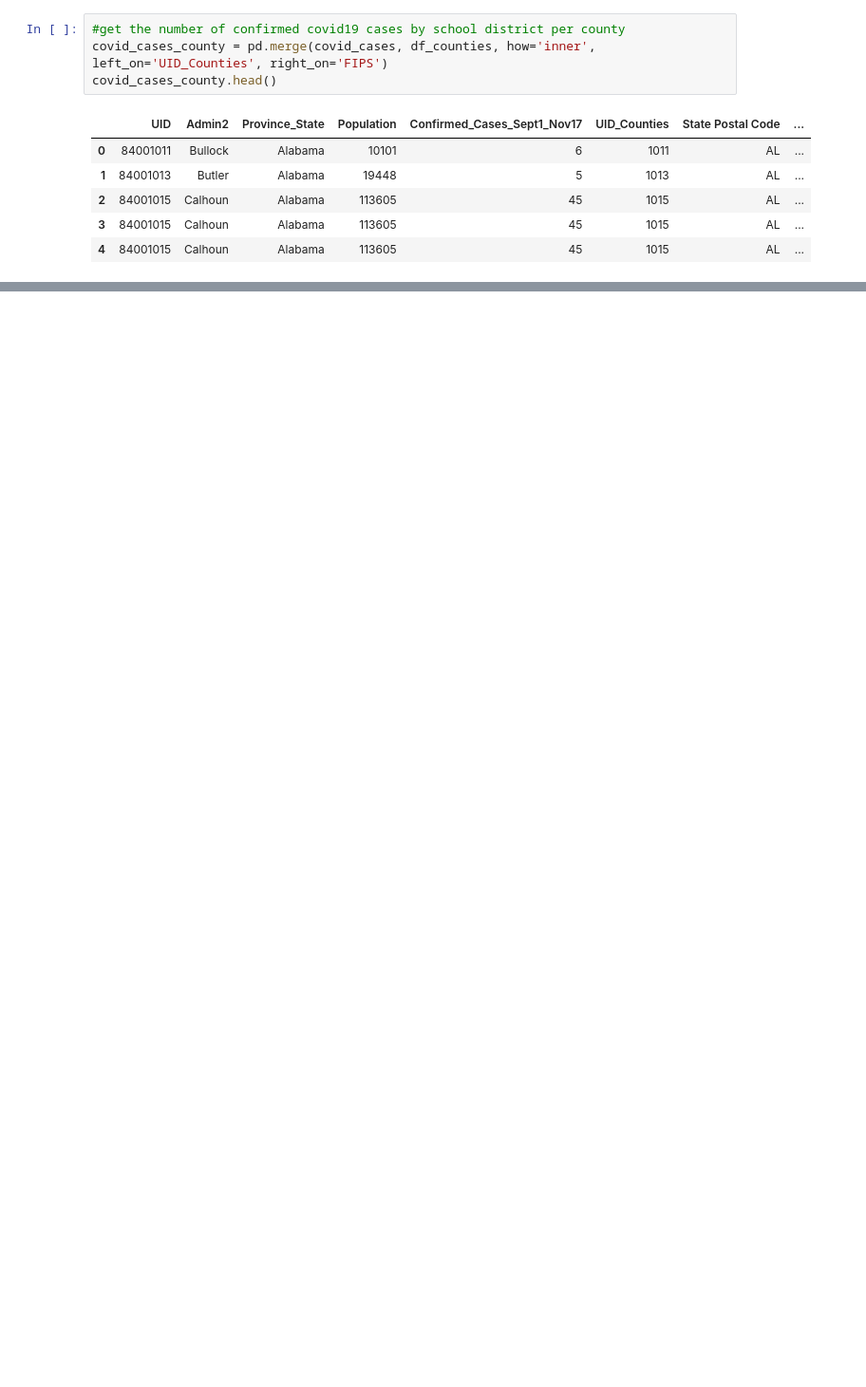
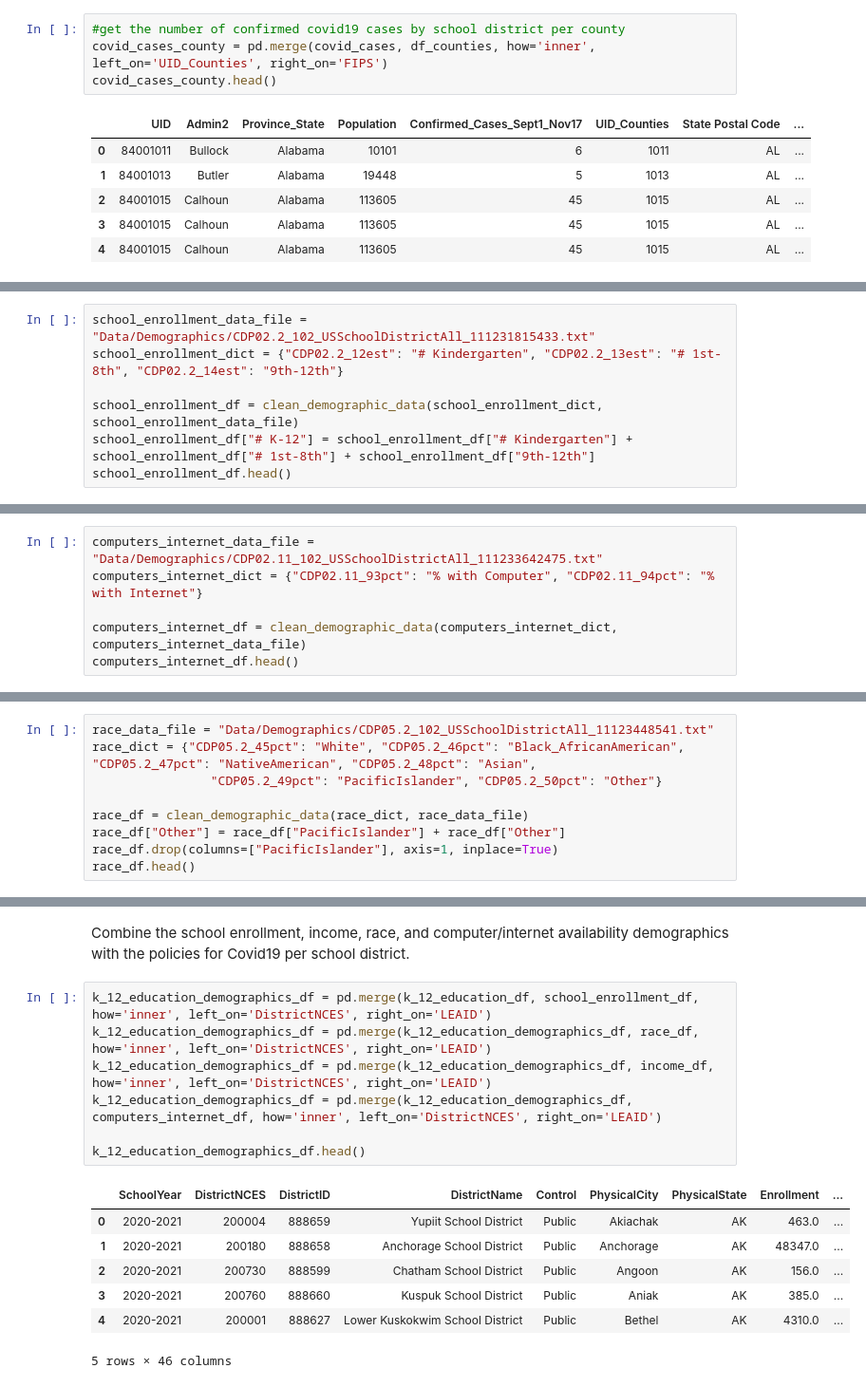
Before and after one commit to NalaniKai/data-512-final, a Jupyter notebook: Covid19ImpactOnEducation.ipynb, the cells around one changed output, grey strips where cells are left out. Shown: that part at 95% size. Drawn from its saved outputs; the diff is of its cells as text; blank space fills up the shorter version.

```diff
--- a/Covid19ImpactOnEducation.ipynb
+++ b/Covid19ImpactOnEducation.ipynb
@@ -204,0 +253,7 @@ covid_cases_schools.head()
+# %%
+school_enrollment_data_file = "Data/Demographics/CDP02.2_102_USSchoolDistrictAll_111231815433.txt"
+school_enrollment_dict = {"CDP02.2_12est": "# Kindergarten", "CDP02.2_13est": "# 1st-8th", "CDP02.2_14est": "9th-12th"}
+
+school_enrollment_df = clean_demographic_data(school_enrollment_dict, school_enrollment_data_file)
+school_enrollment_df["# K-12"] = school_enrollment_df["# Kindergarten"] + school_enrollment_df["# 1st-8th"] + school_enrollment_df["9th-12th"]
+school_enrollment_df.head()
@@ -204,0 +269,6 @@ covid_cases_schools.head()
+# %%
+computers_internet_data_file = "Data/Demographics/CDP02.11_102_USSchoolDistrictAll_111233642475.txt"
+computers_internet_dict = {"CDP02.11_93pct": "% with Computer", "CDP02.11_94pct": "% with Internet"}
+
+computers_internet_df = clean_demographic_data(computers_internet_dict, computers_internet_data_file)
+computers_internet_df.head()
@@ -204,0 +300,9 @@ covid_cases_schools.head()
+# %%
+race_data_file = "Data/Demographics/CDP05.2_102_USSchoolDistrictAll_11123448541.txt"
+race_dict = {"CDP05.2_45pct": "White", "CDP05.2_46pct": "Black_AfricanAmerican", "CDP05.2_47pct": "NativeAmerican", "CDP05.2_48pct": "Asian",
+                "CDP05.2_49pct": "PacificIslander", "CDP05.2_50pct": "Other"}
+
+race_df = clean_demographic_data(race_dict, race_data_file)
+race_df["Other"] = race_df["PacificIslander"] + race_df["Other"]
+race_df.drop(columns=["PacificIslander"], axis=1, inplace=True)
+race_df.head()
@@ -204,0 +316,17 @@ covid_cases_schools.head()
+# %% [markdown]
+Combine the school enrollment, income, race, and computer/internet availability demographics with the policies for Covid19 per school district.
+# %%
+k_12_education_demographics_df = pd.merge(k_12_education_df, school_enrollment_df, how='inner', left_on='DistrictNCES', right_on='LEAID')
+k_12_education_demographics_df = pd.merge(k_12_education_demographics_df, race_df, how='inner', left_on='DistrictNCES', right_on='LEAID')
+k_12_education_demographics_df = pd.merge(k_12_education_demographics_df, income_df, how='inner', left_on='DistrictNCES', right_on='LEAID')
+k_12_education_demographics_df = pd.merge(k_12_education_demographics_df, computers_internet_df, how='inner', left_on='DistrictNCES', right_on='LEAID')
+
+k_12_education_demographics_df.head()
+# %% [output]
+|  | SchoolYear | DistrictNCES | DistrictID | DistrictName | Control | PhysicalCity | PhysicalState | Enrollment | ... |
+| 0 | 2020-2021 | 200004 | 888659 | Yupiit School District | Public | Akiachak | AK | 463.0 | ... |
+| 1 | 2020-2021 | 200180 | 888658 | Anchorage School District | Public | Anchorage | AK | 48347.0 | ... |
+| 2 | 2020-2021 | 200730 | 888599 | Chatham School District | Public | Angoon | AK | 156.0 | ... |
+| 3 | 2020-2021 | 200760 | 888660 | Kuspuk School District | Public | Aniak | AK | 385.0 | ... |
+| 4 | 2020-2021 | 200001 | 888627 | Lower Kuskokwim School District | Public | Bethel | AK | 4310.0 | ... |
+5 rows × 46 columns
```
Also changed, not shown: parts of 33 cells of this notebook, 1 other file.
